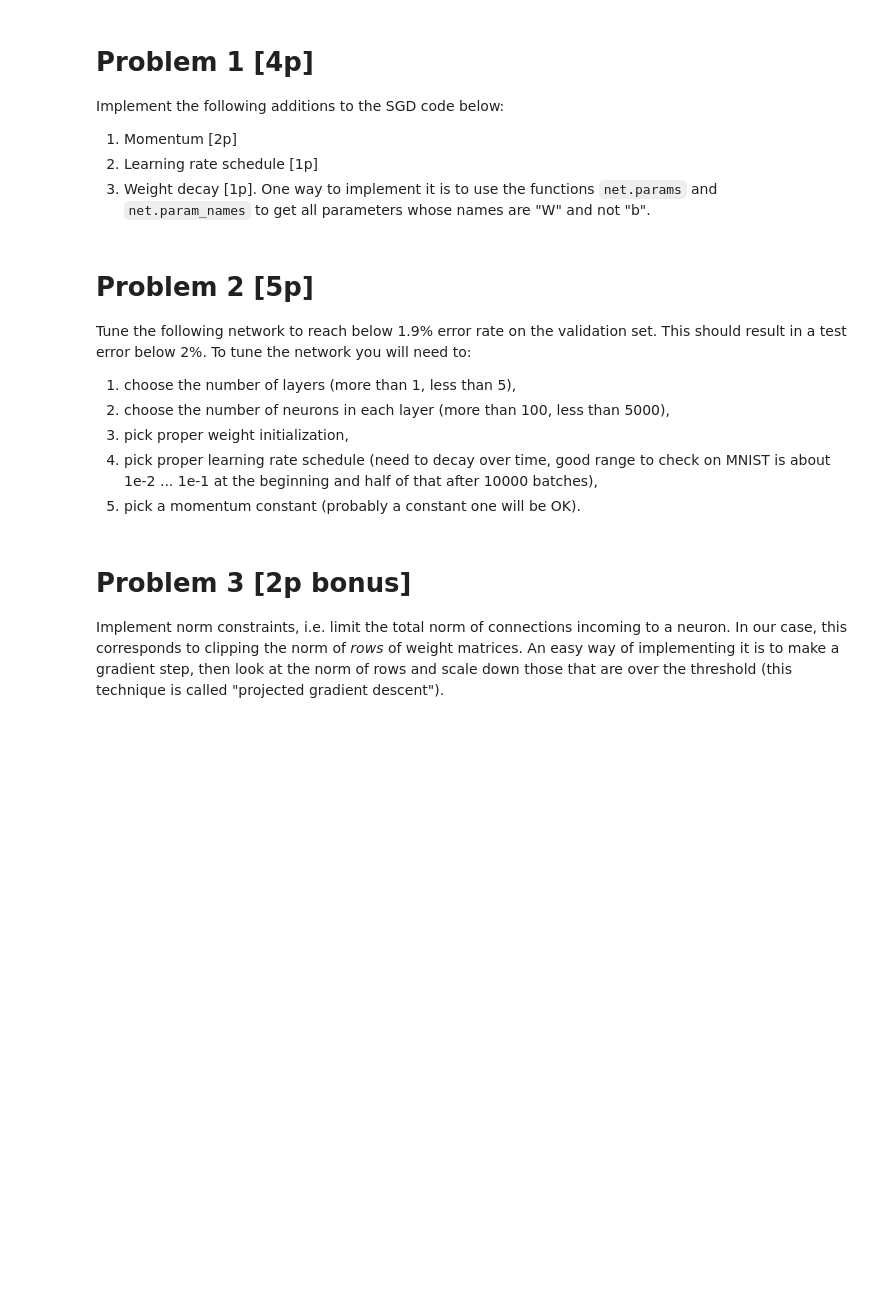
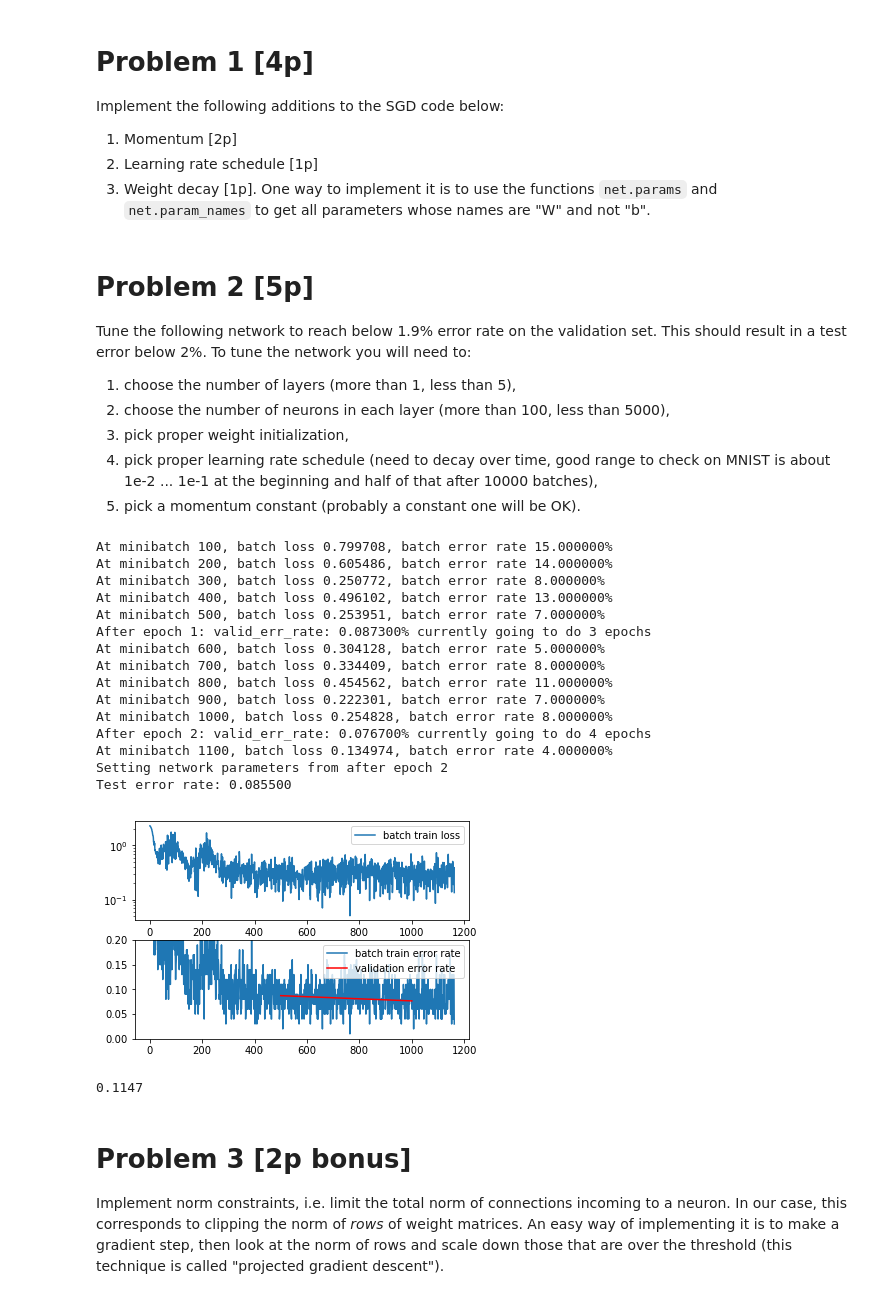
Before and after one commit to mateuszlewko/neural-networks-assignments, a Jupyter notebook: assignment5/Assignment5.ipynb, the cells around one changed output. Saved outputs shown, nothing was run; the diff lists cells and outputs as text; code cells hidden in the pictures; blank space fills up the shorter version.

Commit message:
Done task 1 and 2.

```diff
--- a/assignment5/Assignment5.ipynb
+++ b/assignment5/Assignment5.ipynb
@@ -141,8 +141,9 @@ class AffineLayer(Layer):
             # DONE: propose a default initialization scheme.
             # Type a sentence explaining why, and if you use a reference,
             # cite it here
-            #
-            weight_init = IsotropicGaussian()
+            # http://cs231n.github.io/neural-networks-2/
+            # weight_init = Uniform(width=0.3)
+            weight_init = IsotropicGaussian(std=1.0/np.sqrt(num_in))
         if bias_init is None:
             bias_init = Constant(0.0)
 
@@ -164,19 +165,12 @@ class AffineLayer(Layer):
         return Y, fprop_context
 
     def bprop(self, dLdY, fprop_context):
-        #
-        # DONE: fill in gradient computation
-        #
-#         print('aff inshape:', dLdY.shape, 'W shape:', self.W.shape)
-        dLdX = self.W.T.dot(dLdY)
-#         print('aff outshape:', dLdX.shape)
+        dLdX = self.W.T.dot(dLdY)  # DONE: fill in gradient computation
         return dLdX
 
     def get_gradients(self, dLdY, fprop_context):
         X = fprop_context['X']
-#         print('getg aff inshape:', dLdY.shape, 'X.T shape:', X.T.shape)
         dLdW = np.dot(dLdY, X.T)
-#         print('getg aff outshape:', dLdW.shape)
         dLdb = dLdY.sum(1, keepdims=True)
         return [dLdW, dLdb]
 
@@ -191,12 +185,7 @@ class TanhLayer(Layer):
 
     def bprop(self, dLdY, fprop_context):
         Y = fprop_context['Y']
-        #
-        # DONE: Fill in proper gradient computation
-        #
-#         print('tanh inshape:', dLdY.shape)
-        dLdX = dLdY * ((1 - Y ** 2))
-#         print('tanh outshape:', dLdX.shape)
+        dLdX = dLdY * ((1 - Y ** 2))  # DONE: Fill in proper gradient computation
         return dLdX
 
 
@@ -532,19 +502,40 @@ tune the network you will need to:
 5. pick a momentum constant (probably a constant one will be OK).
 # %%
 #
-# TODO: pick a network architecture here. The one below is just
+# DONE: pick a network architecture here. The one below is just
 # softmax regression
 #
 
 net = FeedForwardNet([
-        AffineLayer(784,10),
+        AffineLayer(784, 1500, weight_init=Uniform(width=0.02)),
+        ReLULayer(),
+        AffineLayer(1500, 10),
         SoftMaxLayer()
         ])
 SGD(net, mnist_train_stream, mnist_validation_stream, mnist_test_stream)
 
-print "Test error rate: %f" % (compute_error_rate(net, mnist_test_stream), )
+print("Test error rate: %f" % (compute_error_rate(net, mnist_test_stream), ))
+# %% [output]
+At minibatch 100, batch loss 0.799708, batch error rate 15.000000%
+At minibatch 200, batch loss 0.605486, batch error rate 14.000000%
+At minibatch 300, batch loss 0.250772, batch error rate 8.000000%
+At minibatch 400, batch loss 0.496102, batch error rate 13.000000%
+At minibatch 500, batch loss 0.253951, batch error rate 7.000000%
+After epoch 1: valid_err_rate: 0.087300% currently going to do 3 epochs
+At minibatch 600, batch loss 0.304128, batch error rate 5.000000%
+At minibatch 700, batch loss 0.334409, batch error rate 8.000000%
+At minibatch 800, batch loss 0.454562, batch error rate 11.000000%
+At minibatch 900, batch loss 0.222301, batch error rate 7.000000%
+At minibatch 1000, batch loss 0.254828, batch error rate 8.000000%
+After epoch 2: valid_err_rate: 0.076700% currently going to do 4 epochs
+At minibatch 1100, batch loss 0.134974, batch error rate 4.000000%
+Setting network parameters from after epoch 2
+Test error rate: 0.085500
+[figure, added]
 # %%
 compute_error_rate(net, mnist_test_stream)
+# %% [output]
+0.1147
 # %% [markdown]
 # Problem 3 [2p bonus]
 
```
Also changed, not shown: parts of 5 cells of this notebook.
